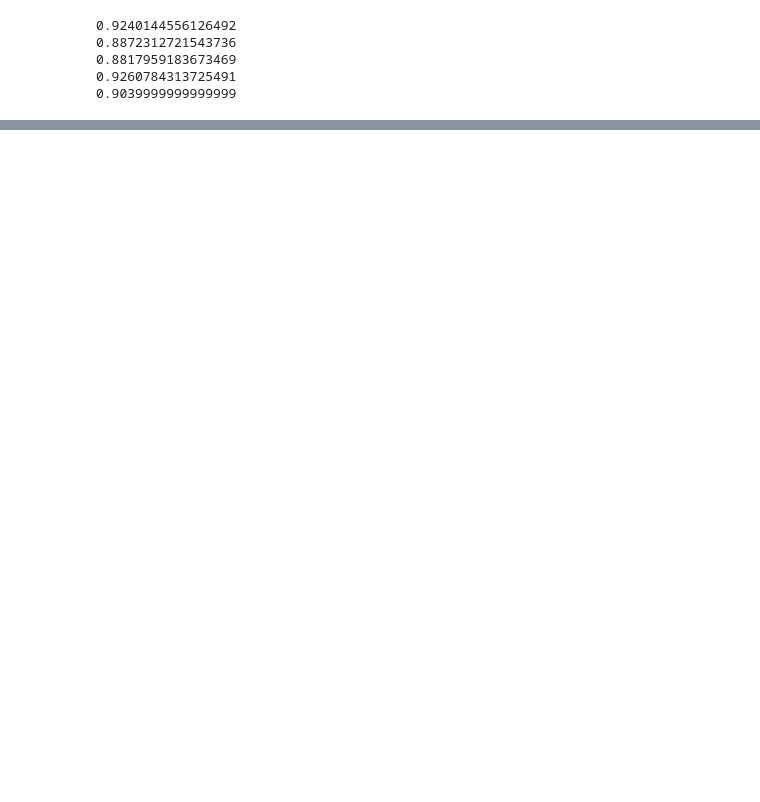
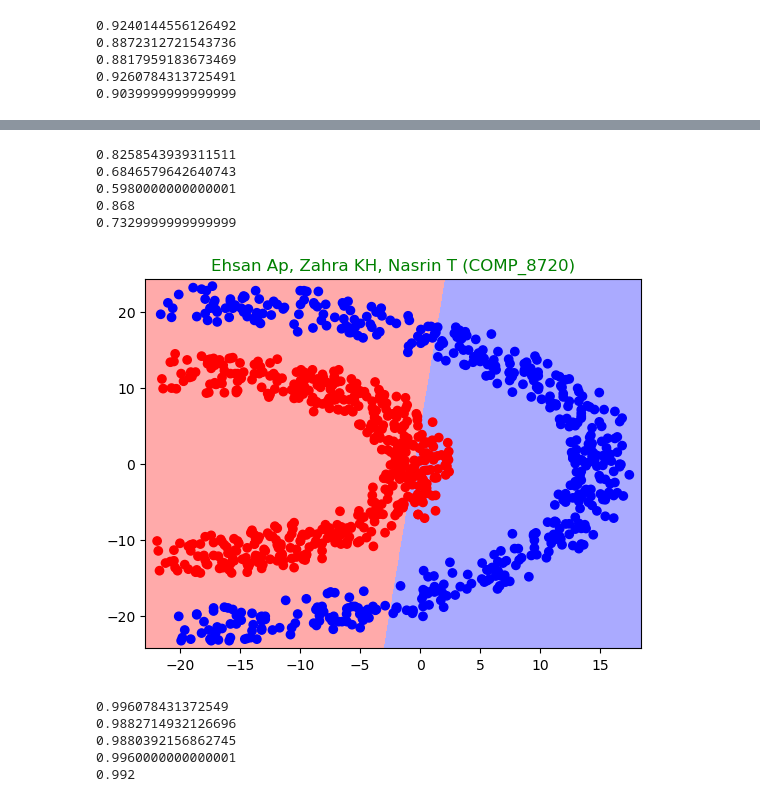
Before and after one commit to ehsanap7/adv_topics_ai, a Jupyter notebook: assignments/assignment_1/code/classification_models.ipynb, the cells around one changed output, grey strips where cells are left out. Cells and saved outputs as stored; diff of their text form; code cells hidden in the pictures; blank space fills up the shorter version.

```diff
--- a/assignments/assignment_1/code/classification_models.ipynb
+++ b/assignments/assignment_1/code/classification_models.ipynb
@@ -480,0 +572,25 @@ draw_acc_comparison((acc_circle,acc_spiral,acc_moons,acc_halfkernel,acc_twogauss
+# %%
+cv_results_halfkernel = cross_validate(linear, X_halfkernel, y_halfkernel, cv=10,
+                                       scoring=confusion_matrix_scorer)
+acc_halfkernel = np.mean(cv_results_halfkernel['test_Accuracy'])
+print_performance_measurement(cv_results_halfkernel)
+# %% [output]
+0.8258543939311511
+0.6846579642640743
+0.5980000000000001
+0.868
+0.7329999999999999
+# %%
+draw_two_d(linear,X_halfkernel,y_halfkernel)
+# %% [output]
+[figure, added]
+# %%
+cv_results_twogaussians33 = cross_validate(linear, X_twogaussians33, y_twogaussians33, cv=10,scoring=confusion_matrix_scorer)
+acc_twogaussians33 = np.mean(cv_results_twogaussians33['test_Accuracy'])
+print_performance_measurement(cv_results_twogaussians33)
+# %% [output]
+0.996078431372549
+0.9882714932126696
+0.9880392156862745
+0.9960000000000001
+0.992
```
Also changed, not shown: parts of 78 cells of this notebook.
